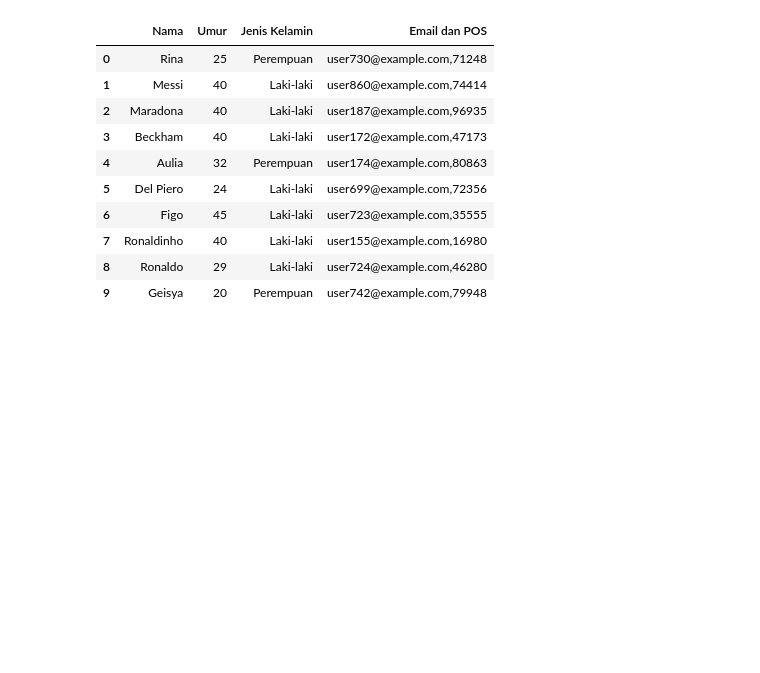
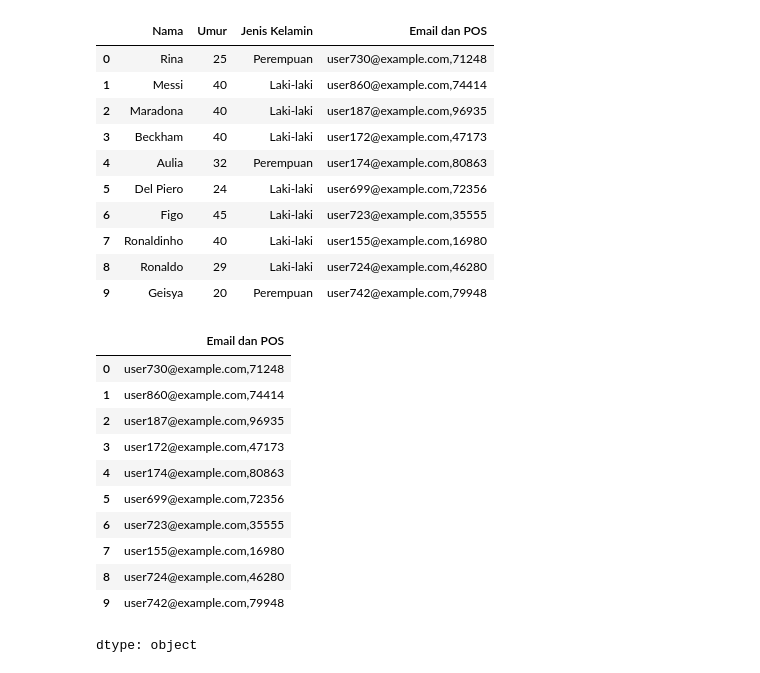
Before and after one commit to IdhamAbidinKaisilay/BelajarDataAnalyst, a Jupyter notebook: DataError.ipynb, the cells around one changed output. Drawn from its saved outputs; the diff is of its cells as text; code cells hidden in the pictures; blank space fills up the shorter version.

```diff
--- a/DataError.ipynb
+++ b/DataError.ipynb
@@ -171,3 +171,18 @@ df
 | 7 | Ronaldinho | 40 | Laki-laki | user155@example.com,16980 |
 | 8 | Ronaldo | 29 | Laki-laki | user724@example.com,46280 |
 | 9 | Geisya | 20 | Perempuan | user742@example.com,79948 |
+# %%
+df['Email dan POS']
+# %% [output]
+|  | Email dan POS |
+| 0 | user730@example.com,71248 |
+| 1 | user860@example.com,74414 |
+| 2 | user187@example.com,96935 |
+| 3 | user172@example.com,47173 |
+| 4 | user174@example.com,80863 |
+| 5 | user699@example.com,72356 |
+| 6 | user723@example.com,35555 |
+| 7 | user155@example.com,16980 |
+| 8 | user724@example.com,46280 |
+| 9 | user742@example.com,79948 |
+dtype: object
```
Also changed, not shown: parts of 2 cells of this notebook.
